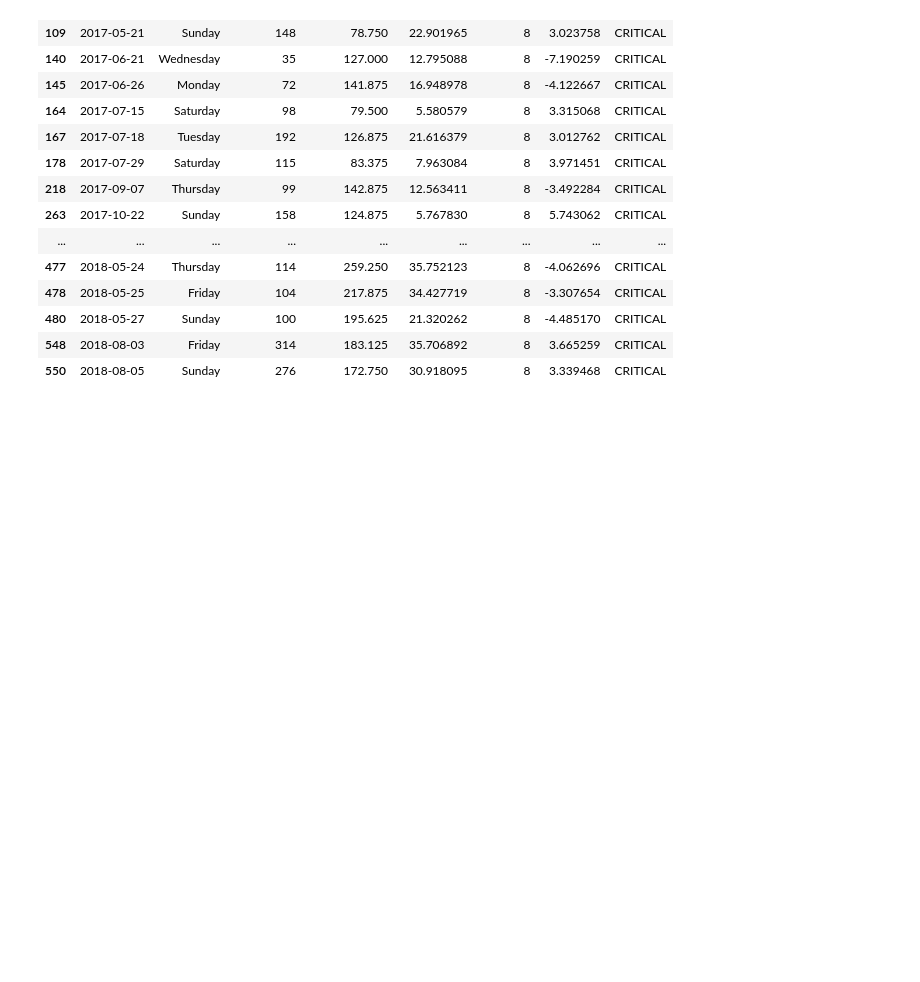
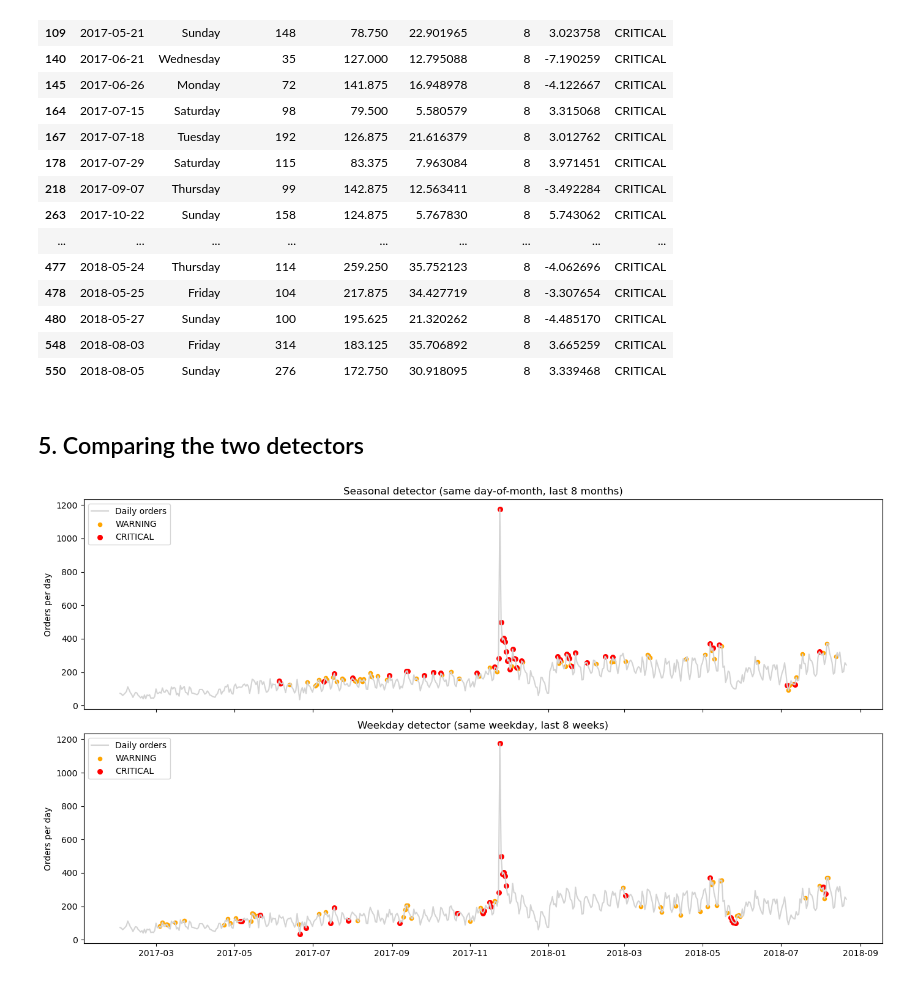
Before and after one commit to lovellad/transaction-anomaly-detector, a Jupyter notebook: anomaly_detection.ipynb, the cells around one changed output. Cells and saved outputs as stored; diff of their text form; code cells hidden in the pictures; blank space fills up the shorter version.

Commit message:
Compare detectors

```diff
--- a/anomaly_detection.ipynb
+++ b/anomaly_detection.ipynb
@@ -126,3 +126,28 @@ Name: count, dtype: int64
 | 480 | 2018-05-27 | Sunday | 100 | 195.625 | 21.320262 | 8 | -4.485170 | CRITICAL |
 | 548 | 2018-08-03 | Friday | 314 | 183.125 | 35.706892 | 8 | 3.665259 | CRITICAL |
 | 550 | 2018-08-05 | Sunday | 276 | 172.750 | 30.918095 | 8 | 3.339468 | CRITICAL |
+# %% [markdown]
+## 5. Comparing the two detectors
+# %%
+fig, axes = plt.subplots(2, 1, figsize=(14, 8), sharex=True)
+
+for ax, data, title in [
+    (axes[0], results, "Seasonal detector (same day-of-month, last 8 months)"),
+    (axes[1], weekday_results, "Weekday detector (same weekday, last 8 weeks)"),
+]:
+    ax.plot(data["date"], data["txn_volume"], color="lightgray", label="Daily orders")
+
+    warning = data[data["status"] == "WARNING"]
+    critical = data[data["status"] == "CRITICAL"]
+    ax.scatter(warning["date"], warning["txn_volume"], color="orange", s=20, label="WARNING")
+    ax.scatter(critical["date"], critical["txn_volume"], color="red", s=30, label="CRITICAL")
+
+    ax.set_title(title)
+    ax.set_ylabel("Orders per day")
+    ax.legend(loc="upper left")
+
+plt.tight_layout()
+plt.savefig("images/detector_comparison.png", dpi=120)
+plt.show()
+# %% [output]
+[figure, added]
```
Also changed, not shown: parts of 2 cells of this notebook, 1 other file.
